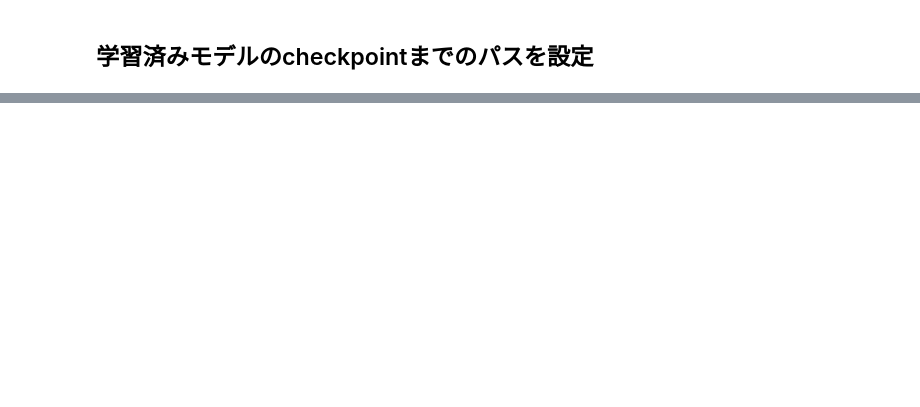
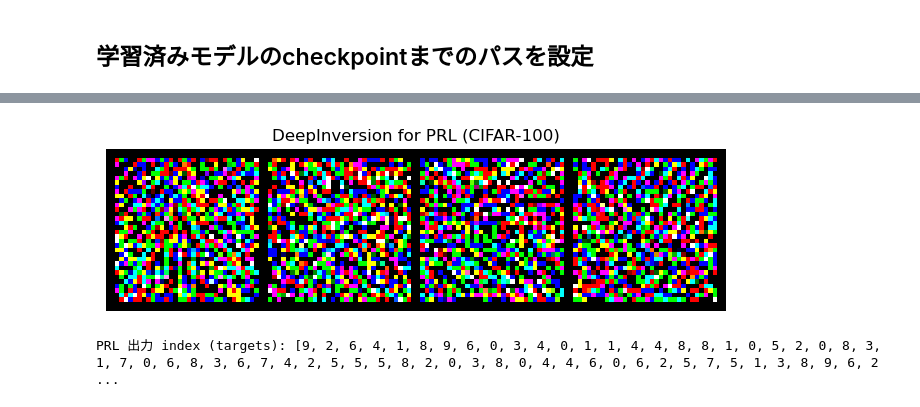
Before and after one commit to KoyoImai/CIDL, a Jupyter notebook: reconstruction.ipynb, the cells around one changed output, grey strips where cells are left out. Saved outputs shown, nothing was run; the diff lists cells and outputs as text; code cells hidden in the pictures; blank space fills up the shorter version.

```diff
--- a/reconstruction.ipynb
+++ b/reconstruction.ipynb
@@ -51,0 +504,13 @@ prl_mu_path = os.path.join(ckpt_path, method, base_cifar100_path, "50/5/10_10_0.
+# %%
+show_deepinversion_batch(
+    images[0:4],
+    targets=targets,
+    class_order=class_order,   # checkpoint から取り出した _class_order
+    class_names=None,          # CIFAR100 のクラス名リストがあれば渡す
+    nrow=8,
+    figsize=(8, 8),
+    title="DeepInversion for PRL (CIFAR-100)",
+)
+# %% [output]
+[figure, added]
+PRL 出力 index (targets): [9, 2, 6, 4, 1, 8, 9, 6, 0, 3, 4, 0, 1, 1, 4, 4, 8, 8, 1, 0, 5, 2, 0, 8, 3, 1, 7, 0, 6, 8, 3, 6, 7, 4, 2, 5, 5, 5, 8, 2, 0, 3, 8, 0, 4, 4, 6, 0, 6, 2, 5, 7, 5, 1, 3, 8, 9, 6, 2 ...
```
Also changed, not shown: parts of 19 cells of this notebook, 8 other files.
